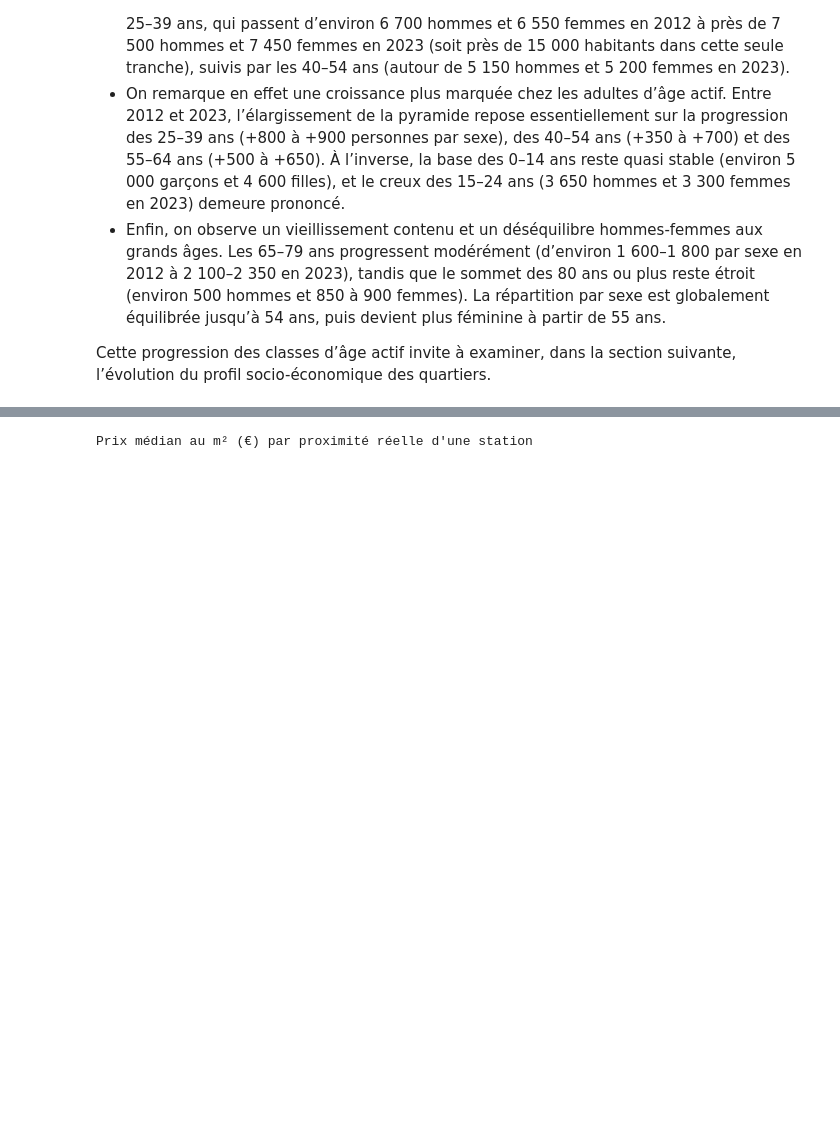
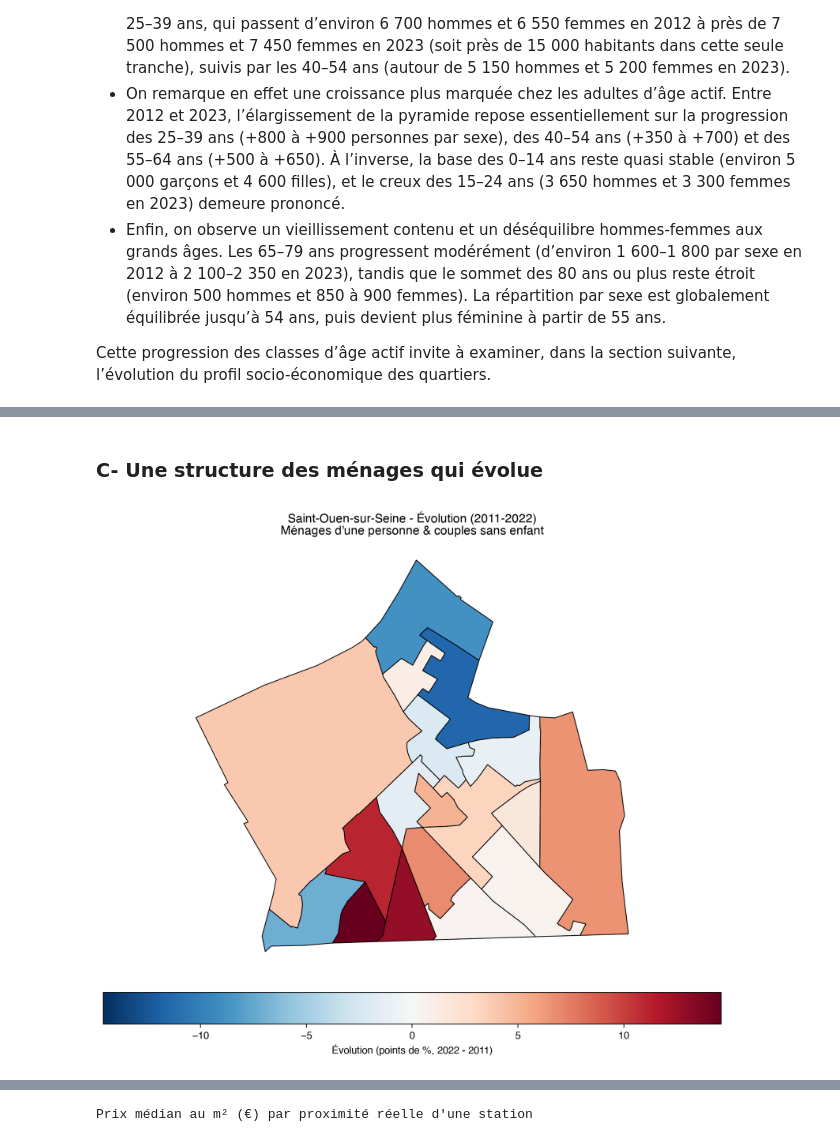
Before and after one commit to borhaney/projet_python_2a_ensae, a Jupyter notebook: main.ipynb, the cells around one changed output, grey strips where cells are left out. Cells and saved outputs as stored; diff of their text form; code cells hidden in the pictures; blank space fills up the shorter version.

```diff
--- a/main.ipynb
+++ b/main.ipynb
@@ -136,0 +167,9 @@ Parquet créé : /Users/borhane/Documents/2A ENSAE/Python 2A/projet_python_2a_en
+# %%
+st_ouen_iris = utils.charger_iris_api("93070")
+
+st_ouen_2018, col_niv_2018 = utils.charger_et_preparer_filosofi(
+    2018, "data/raw/BASE_TD_FILO_DISP_IRIS_2018.xlsx", st_ouen_iris
+)
+st_ouen_2021, col_niv_2021 = utils.charger_et_preparer_filosofi(
+    2021, "data/raw/BASE_TD_FILO_IRIS_2021_DISP.xlsx", st_ouen_iris
+)
@@ -138,0 +189,7 @@ Parquet créé : /Users/borhane/Documents/2A ENSAE/Python 2A/projet_python_2a_en
+# %%
+df_2011_menages = pd.read_excel(
+    Path("data/raw/base-ic-couples-familles-menages-2011.xls"), skiprows=5
+)
+df_2022_menages = pd.read_excel(
+    Path("data/raw/base-ic-couples-familles-menages-2022.xlsx"), skiprows=5
+)
@@ -139 +237,10 @@ Parquet créé : /Users/borhane/Documents/2A ENSAE/Python 2A/projet_python_2a_en
+# %%
+ind_2011 = utils.calcul_part_menages_cibles(utils.preparer_csp(df_2011_menages), "C11")
+ind_2022 = utils.calcul_part_menages_cibles(utils.preparer_csp(df_2022_menages), "C22")
+
+fam_2011 = utils.calcul_part_familles_cibles(utils.preparer_csp(df_2011_menages), "C11")
+fam_2022 = utils.calcul_part_familles_cibles(utils.preparer_csp(df_2022_menages), "C22")
+
+evol_menages= utils.calculer_evolution(st_ouen_iris, ind_2011, ind_2022, 2011, 2022)
+evol_familles = utils.calculer_evolution(st_ouen_iris, fam_2011, fam_2022, 2011, 2022)
 # %% [markdown]
@@ -202,0 +491,9 @@ III - Profil socio-éco
+# %% [markdown]
+### C- Une structure des ménages qui évolue
+# %%
+utils.tracer_carte_evolution(
+    evol_menages, 2011, 2022,
+    titre="Ménages d'une personne & couples sans enfant",
+)
+# %% [output]
+[figure, added]
```
Also changed, not shown: parts of 51 cells of this notebook, 2 other files.
